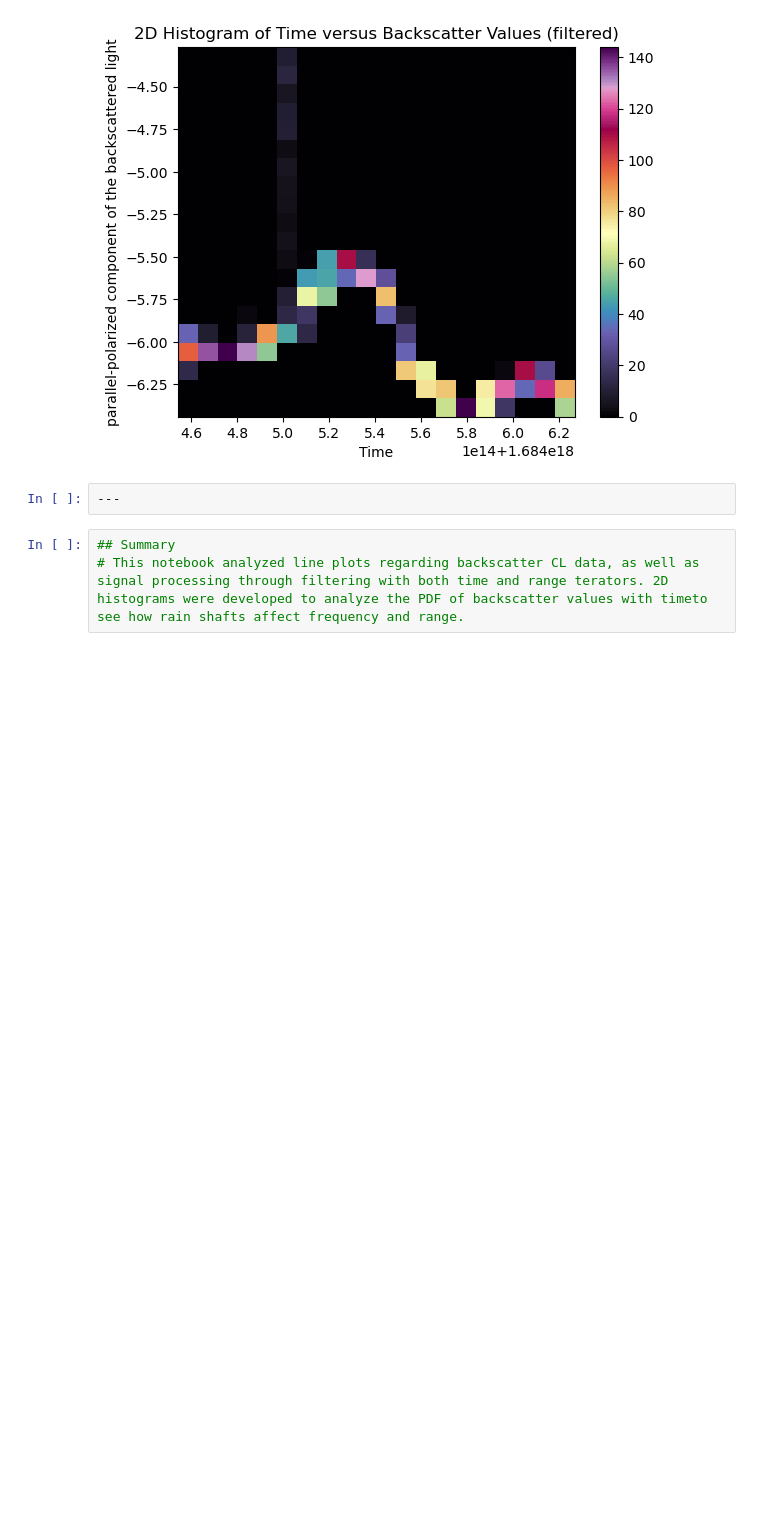
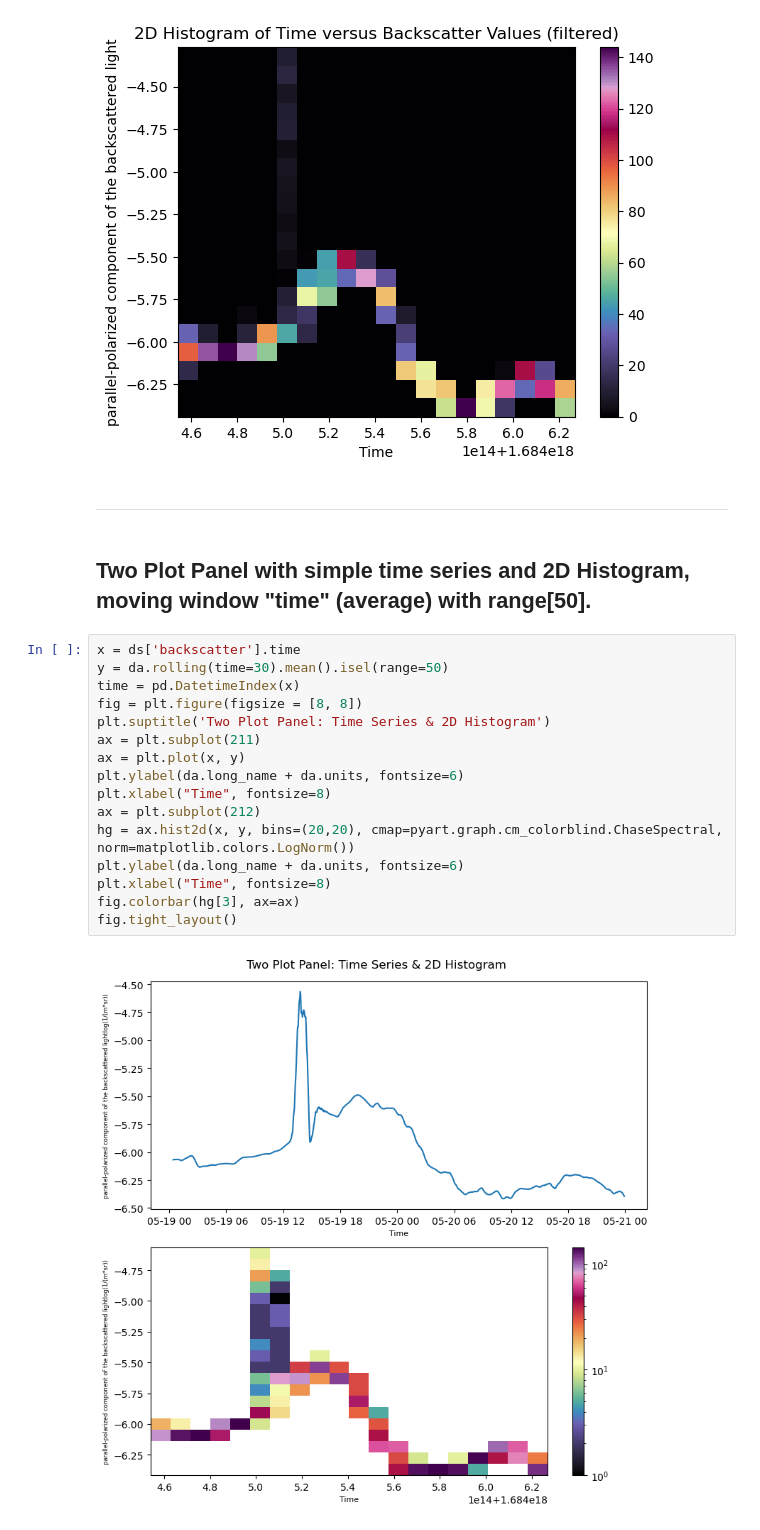
Before and after one commit to tehreemqureshi/argonne-remote-sensing, a Jupyter notebook: notebooks/smokeylineplots.ipynb, the cells around one changed output. Saved outputs shown, nothing was run; the diff lists cells and outputs as text; blank space fills up the shorter version.

Commit message:
Update with two panel plots

```diff
--- a/notebooks/smokeylineplots.ipynb
+++ b/notebooks/smokeylineplots.ipynb
@@ -91,8 +91,25 @@ plt.title('2D Histogram of Time versus Backscatter Values (filtered)')
 # %% [output]
 Text(0.5, 1.0, '2D Histogram of Time versus Backscatter Values (filtered)')
 [figure]
-# %%
----
-# %%
-## Summary
-# This notebook analyzed line plots regarding backscatter CL data, as well as signal processing through filtering with both time and range terators. 2D histograms were developed to analyze the PDF of backscatter values with timeto see how rain shafts affect frequency and range.
+# %% [markdown]
+---
+# %% [markdown]
+## Two Plot Panel with simple time series and 2D Histogram, moving window "time" (average) with range[50].
+# %%
+x = ds['backscatter'].time
+y = da.rolling(time=30).mean().isel(range=50)
+time = pd.DatetimeIndex(x)
+fig = plt.figure(figsize = [8, 8])
+plt.suptitle('Two Plot Panel: Time Series & 2D Histogram')
+ax = plt.subplot(211)
+ax = plt.plot(x, y)
+plt.ylabel(da.long_name + da.units, fontsize=6)
+plt.xlabel("Time", fontsize=8)
+ax = plt.subplot(212)
+hg = ax.hist2d(x, y, bins=(20,20), cmap=pyart.graph.cm_colorblind.ChaseSpectral, norm=matplotlib.colors.LogNorm())
+plt.ylabel(da.long_name + da.units, fontsize=6)
+plt.xlabel("Time", fontsize=8)
+fig.colorbar(hg[3], ax=ax)
+fig.tight_layout()
+# %% [output]
+[figure, added]
```
Also changed, not shown: parts of 16 cells of this notebook.
